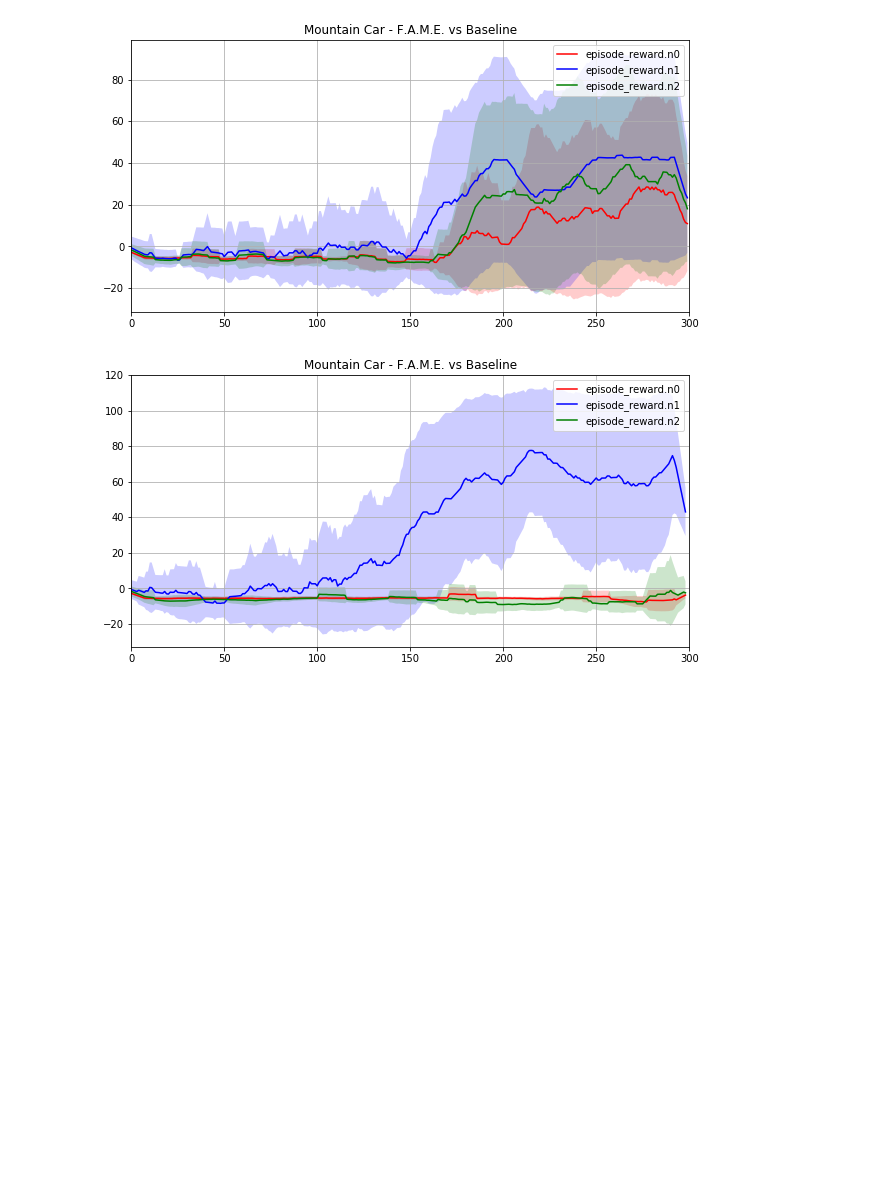
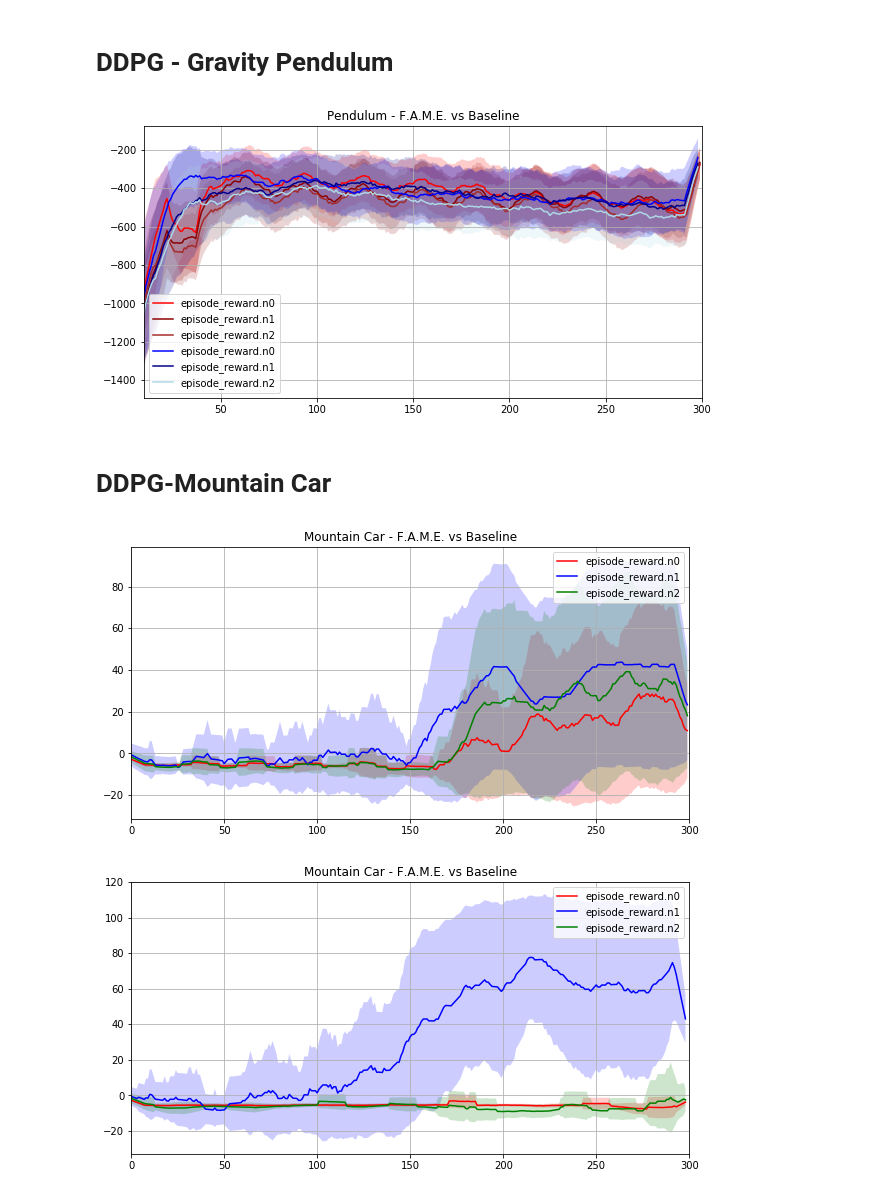
Before and after one commit to jlebensold/flrl-ddpg, a Jupyter notebook: notebooks/plots 2.ipynb, the cells around one changed output. Saved outputs shown, nothing was run; the diff lists cells and outputs as text; code cells hidden in the pictures; blank space fills up the shorter version.

```diff
--- a/notebooks/plots 2.ipynb
+++ b/notebooks/plots 2.ipynb
@@ -43 +82,75 @@ for exp in client.get("jh-jl-rlfl/ddpg-mountaincarcontinuous"):
+# %% [markdown]
+# DDPG - Gravity Pendulum
+# %%
+client = API(api_key=COMET_API_KEY, rest_api_key=COMET_REST_API_KEY)
+results = {
+    'fame': {},
+    'baseline': {}
+}
+reward_keys = ['episode_reward.n0', 'episode_reward.n1', 'episode_reward.n2']
+
+for tag in results.keys():
+    for ep_reward_key in reward_keys:
+        results[tag][ep_reward_key] = []
+
+for exp in client.get("jh-jl-rlfl/ddpg-gravitypendulum"):
+    params = client.get_experiment_parameters(exp)
+    metrics = client.get_experiment_metrics_raw(exp)
+    tag = client.get_experiment_tags(exp)[0]
+    env_params = next(p for p in params if p['name'] == 'env_params')['valueMax']
+#    if env_params != '[7,10,13]':
+    if env_params != '[9,10,11]':
+        next
+
+    rewards = {}
+    for ep_reward_key in reward_keys:
+        rewards[ep_reward_key] = []
+
+
+
+    for metric in metrics:
+        if metric['metricName'] in reward_keys:
+            rewards[metric['metricName']].append(float(metric['metricValue']))
+
+    for ep_reward_key in reward_keys:
+        # now that we have all the episode rewards, copy them to the root results:
+        results[tag][ep_reward_key].append(rewards[ep_reward_key])
+
+
+fig, ax = plt.subplots(figsize=(10,5))
+colors = ['red', 'darkred', 'brown']
+for idx, (key, result_set) in enumerate(results['fame'].items()):
+    xs = np.arange(len(result_set[0]))
+    ys_mean = np.mean(result_set, axis=0)
+    std = np.std(result_set, axis=0)
+    upper = [ys_mean[idx] + std for idx,std in enumerate(std)]
+    lower = [ys_mean[idx] - std for idx,std in enumerate(std)]
+    plt.plot(xs, smooth(ys_mean,15), label=key, color=colors[idx])
+    plt.fill_between(xs, smooth(upper,15), smooth(lower,15), where=upper>=lower,  facecolor=colors[idx],  interpolate=True, alpha=0.2)
+
+
+
+colors = ['blue', 'darkblue', 'lightblue']
+for idx, (key, result_set) in enumerate(results['baseline'].items()):
+    result_set = [s[:299] for s in result_set]
+    xs = np.arange(len(result_set[0]))
+    xs = xs
+    ys_mean = np.mean(result_set, axis=0)
+    std = np.std(result_set, axis=0)
+    upper = [ys_mean[idx] + std for idx,std in enumerate(std)]
+    lower = [ys_mean[idx] - std for idx,std in enumerate(std)]
+    plt.plot(xs, smooth(ys_mean,15), label=key, color=colors[idx])
+    plt.fill_between(xs, smooth(upper,15), smooth(lower,15), where=upper>=lower,  facecolor=colors[idx],  interpolate=True, alpha=0.2)
+
+ax.set_title("Pendulum - F.A.M.E. vs Baseline")
+#ax.set_xlabel("Gravity (Inverse Pendulum)", fontsize=13)
+#ax.set_ylabel("Trailing 5-Episode Average Reward (5K frames)", fontsize=13)
+ax.grid()
+ax.legend()
+ax.set_xlim(10,300)
+plt.show()
+# %% [output]
+[figure, added]
+# %% [markdown]
+# DDPG-Mountain Car
 # %%
```
Also changed, not shown: parts of 6 cells of this notebook.
